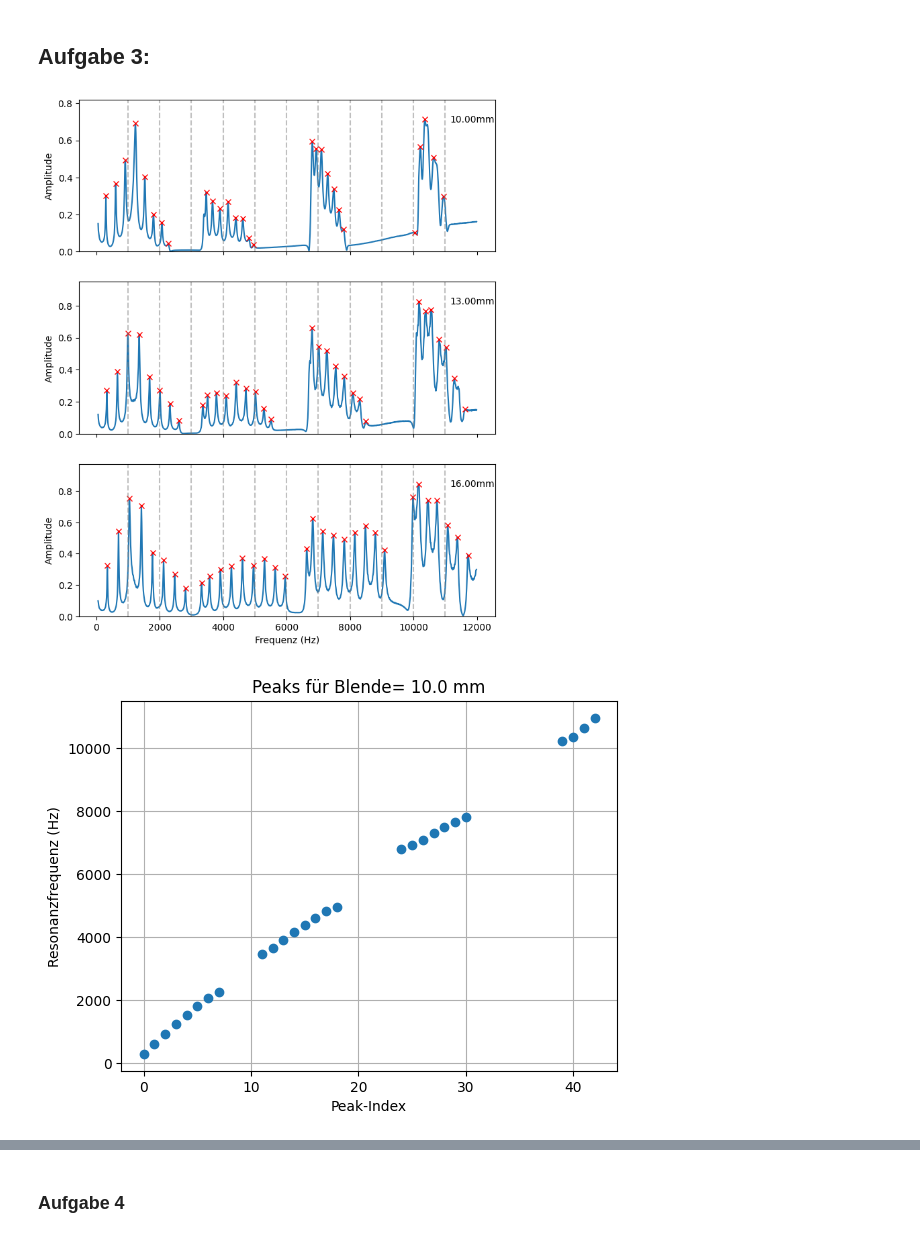
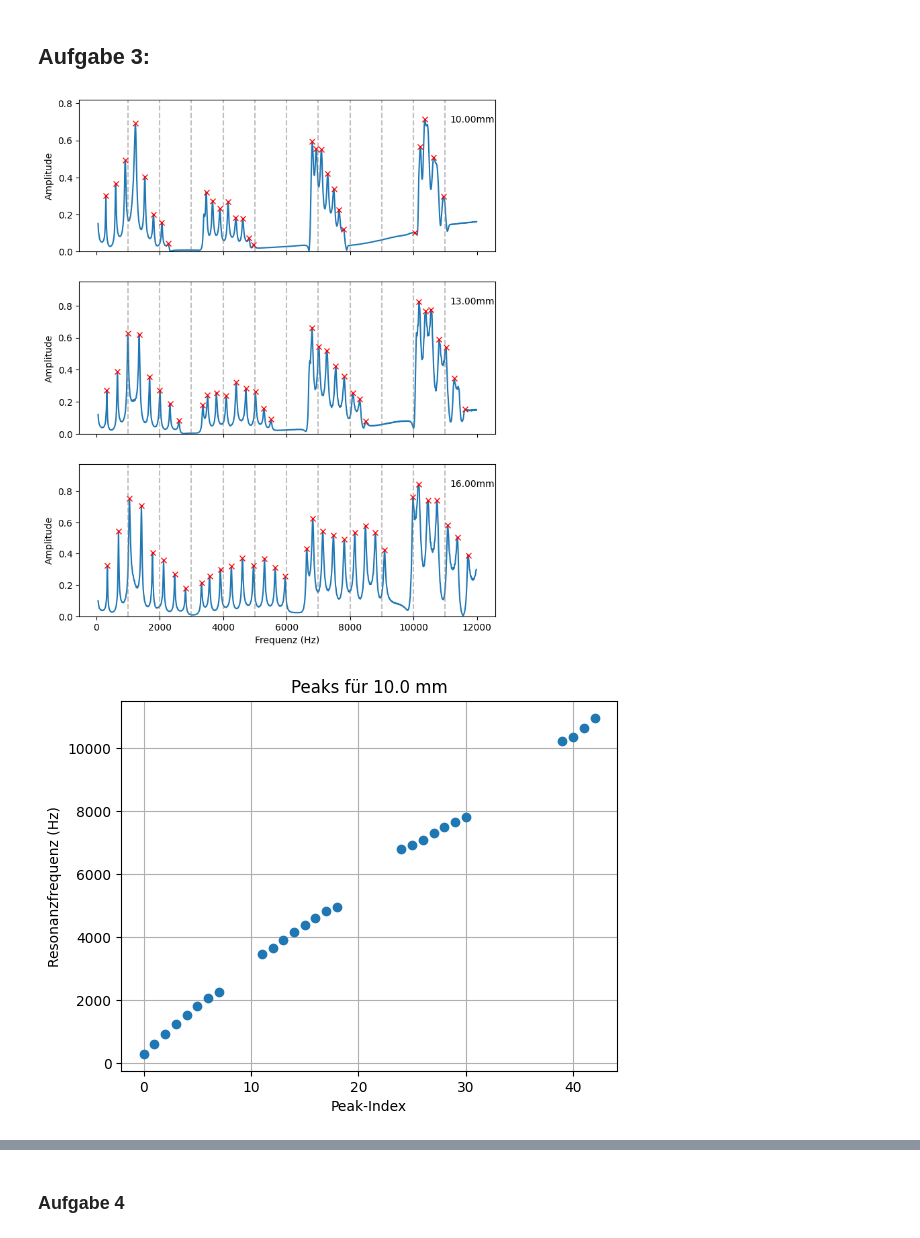
Before and after one commit to celina-coder-beep/F-Praktikum, a Jupyter notebook: 511-Quantenanalogien/Auswertung511.ipynb, the cells around one changed output, grey strips where cells are left out. Saved outputs shown, nothing was run; the diff lists cells and outputs as text; code cells hidden in the pictures.

```diff
--- a/511-Quantenanalogien/Auswertung511.ipynb
+++ b/511-Quantenanalogien/Auswertung511.ipynb
@@ -256,32 +222,32 @@ peaks3_all[0]= np.delete(peaks3_all[0], -5) # plateau bei kurz nach 10kHz lösch
 #print(peaks3_all)
 
 # leere Stellen einfügen, damit Bandlücke sichtbar wird
 nan_stellen_10= [8,9,10,19,20,21,22,23,31,32,33,34,35,36,37,38]
 for i in nan_stellen_10:
     peaks3_all[0] = np.insert(peaks3_all[0],[i],[ufloat(np.nan,0)])
 
 nan_stellen_13= [17,18,19,28,29,30]
 for i in nan_stellen_13:
     peaks3_all[1] = np.insert(peaks3_all[1],[i],[ufloat(np.nan,0)])
 
 nan_stellen_16= [26]
 for i in nan_stellen_16:
     peaks3_all[2] = np.insert(peaks3_all[2],[i],[ufloat(np.nan,0)])
 
 # Resonanzfrequnezen gegen Index
 def frequency_gegen_index(peaks_all, label, unit):
     for i, peaks in enumerate(peaks_all):
         x= np.arange(len(peaks))
         y= np.array([p.nominal_value for p in peaks])
         plt.errorbar(x, y, yerr= [p.std_dev for p in peaks], fmt='o')
         plt.xlabel("Peak-Index")
         plt.ylabel("Resonanzfrequenz (Hz)")
-        plt.title(f"Peaks für Blende= {label[i].nominal_value} {unit}")
+        plt.title(f"Peaks für {label[i].nominal_value} {unit}")
         plt.grid()
         plt.show()
         #print(peaks_all[i])
 
 frequency_gegen_index(peaks3_all, iris3, unit_iris)
 # %% [output]
 [figure]
-[figure, old version]
+[figure, new version]
```
Also changed, not shown: parts of 5 cells of this notebook.
